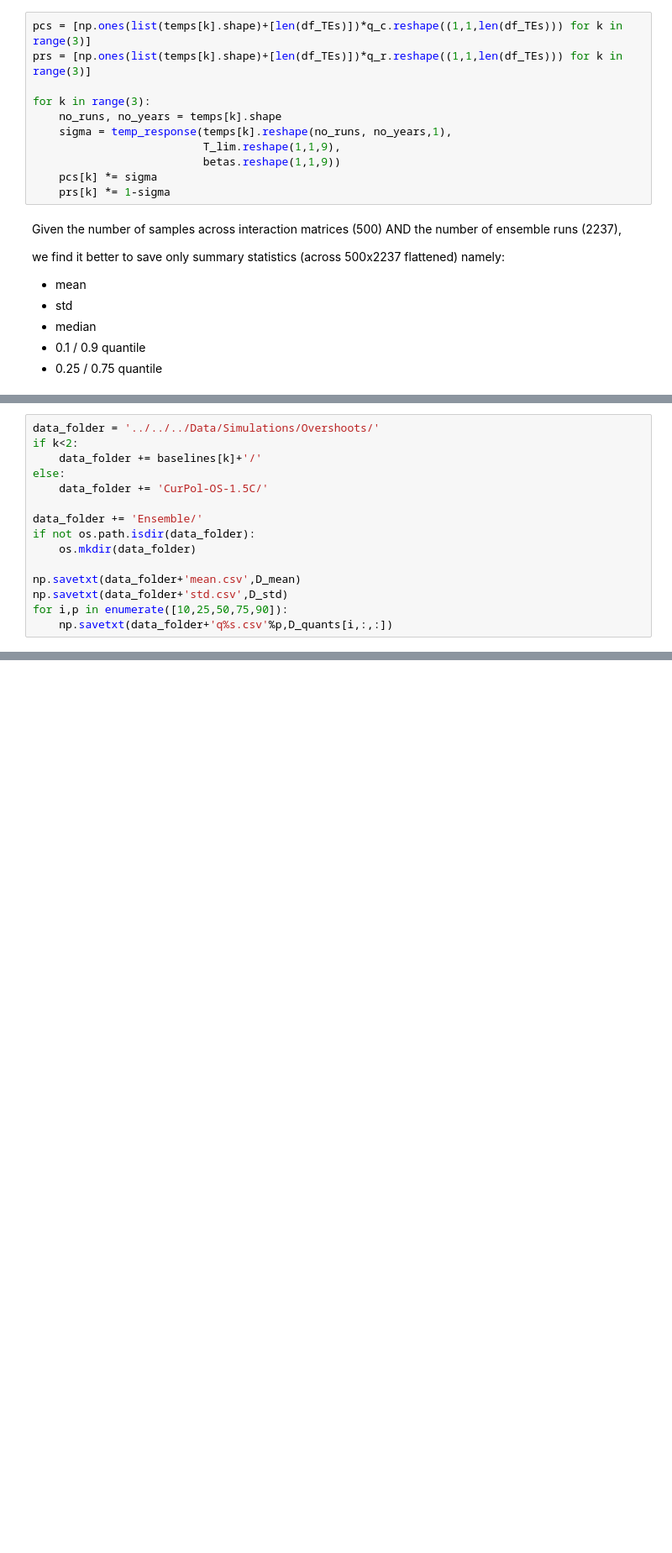
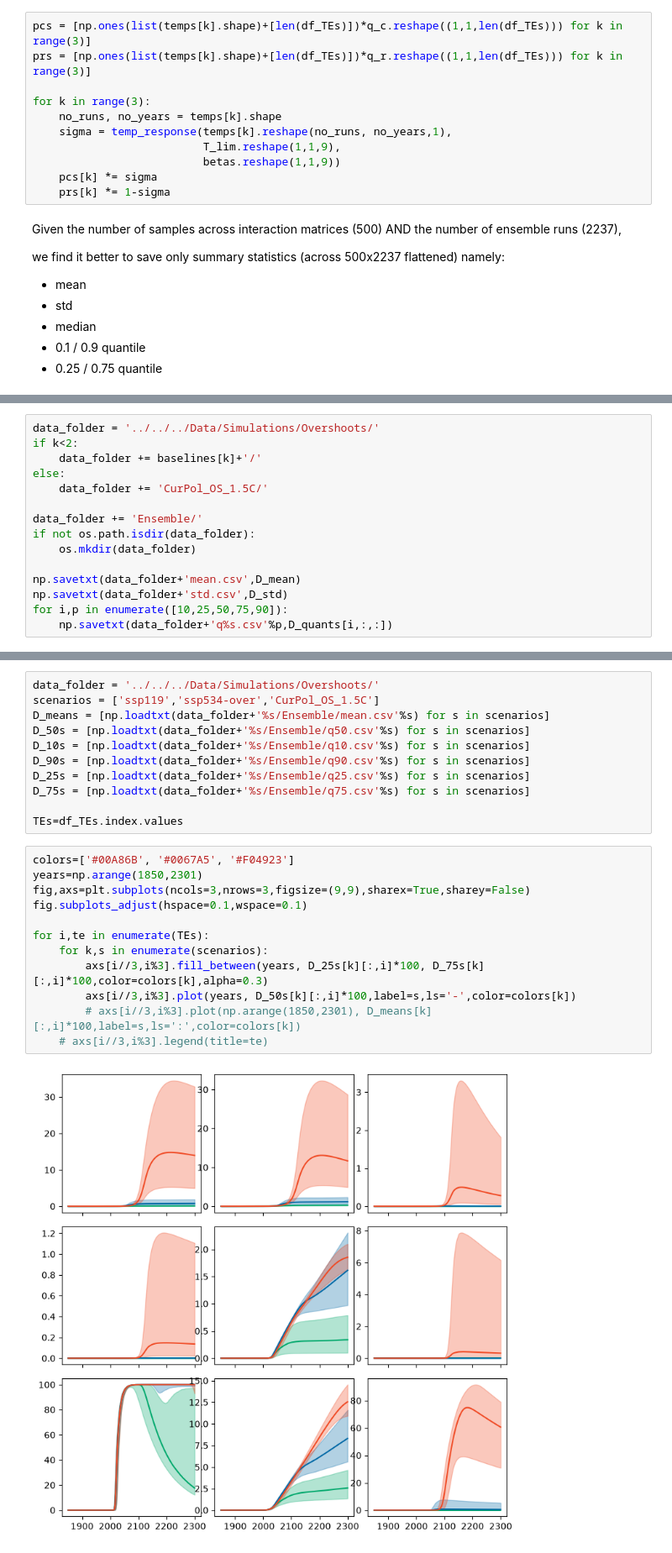
Before and after one commit to JBara97/NMaCh-TP, a Jupyter notebook: Code/Notebooks/Overshoots/4 - baseline and ensemble.ipynb, the cells around one changed output, grey strips where cells are left out. Shown at 84% size. Cells and saved outputs as stored; diff of their text form; blank space fills up the shorter version.

Commit message:
simulated ensembles for ssp534 and curpolos, saved them, updated readme for folder

```diff
--- a/Code/Notebooks/Overshoots/4 - baseline and ensemble.ipynb
+++ b/Code/Notebooks/Overshoots/4 - baseline and ensemble.ipynb
@@ -147,7 +162,7 @@ data_folder = '../../../Data/Simulations/Overshoots/'
 if k<2:
     data_folder += baselines[k]+'/'
 else:
-    data_folder += 'CurPol-OS-1.5C/'
+    data_folder += 'CurPol_OS_1.5C/'
 
 data_folder += 'Ensemble/'
 if not os.path.isdir(data_folder):
@@ -159,0 +177,25 @@ for i,p in enumerate([10,25,50,75,90]):
+# %%
+data_folder = '../../../Data/Simulations/Overshoots/'
+scenarios = ['ssp119','ssp534-over','CurPol_OS_1.5C']
+D_means = [np.loadtxt(data_folder+'%s/Ensemble/mean.csv'%s) for s in scenarios]
+D_50s = [np.loadtxt(data_folder+'%s/Ensemble/q50.csv'%s) for s in scenarios]
+D_10s = [np.loadtxt(data_folder+'%s/Ensemble/q10.csv'%s) for s in scenarios]
+D_90s = [np.loadtxt(data_folder+'%s/Ensemble/q90.csv'%s) for s in scenarios]
+D_25s = [np.loadtxt(data_folder+'%s/Ensemble/q25.csv'%s) for s in scenarios]
+D_75s = [np.loadtxt(data_folder+'%s/Ensemble/q75.csv'%s) for s in scenarios]
+
+TEs=df_TEs.index.values
+# %%
+colors=['#00A86B', '#0067A5', '#F04923']
+years=np.arange(1850,2301)
+fig,axs=plt.subplots(ncols=3,nrows=3,figsize=(9,9),sharex=True,sharey=False)
+fig.subplots_adjust(hspace=0.1,wspace=0.1)
+
+for i,te in enumerate(TEs):
+    for k,s in enumerate(scenarios):
+        axs[i//3,i%3].fill_between(years, D_25s[k][:,i]*100, D_75s[k][:,i]*100,color=colors[k],alpha=0.3)
+        axs[i//3,i%3].plot(years, D_50s[k][:,i]*100,label=s,ls='-',color=colors[k])
+        # axs[i//3,i%3].plot(np.arange(1850,2301), D_means[k][:,i]*100,label=s,ls=':',color=colors[k])
+    # axs[i//3,i%3].legend(title=te)
+# %% [output]
+[figure, added]
```
Also changed, not shown: parts of 4 cells of this notebook, 15 other files.
